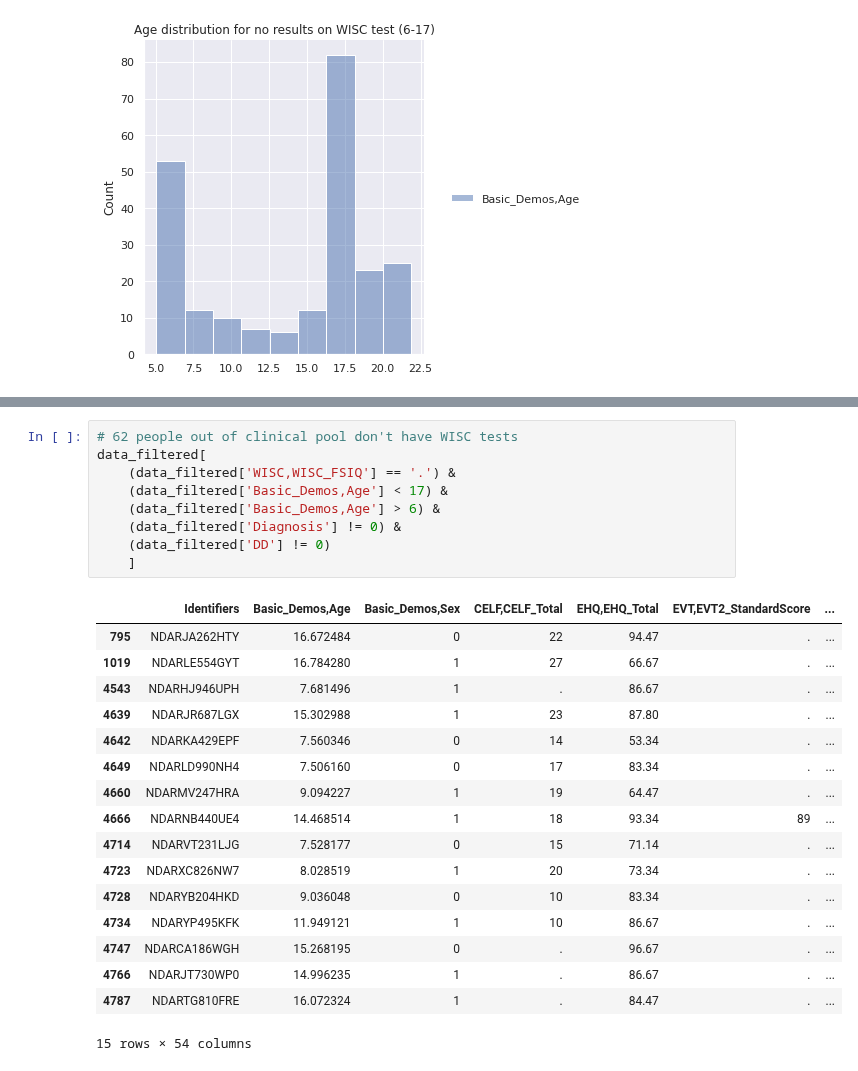
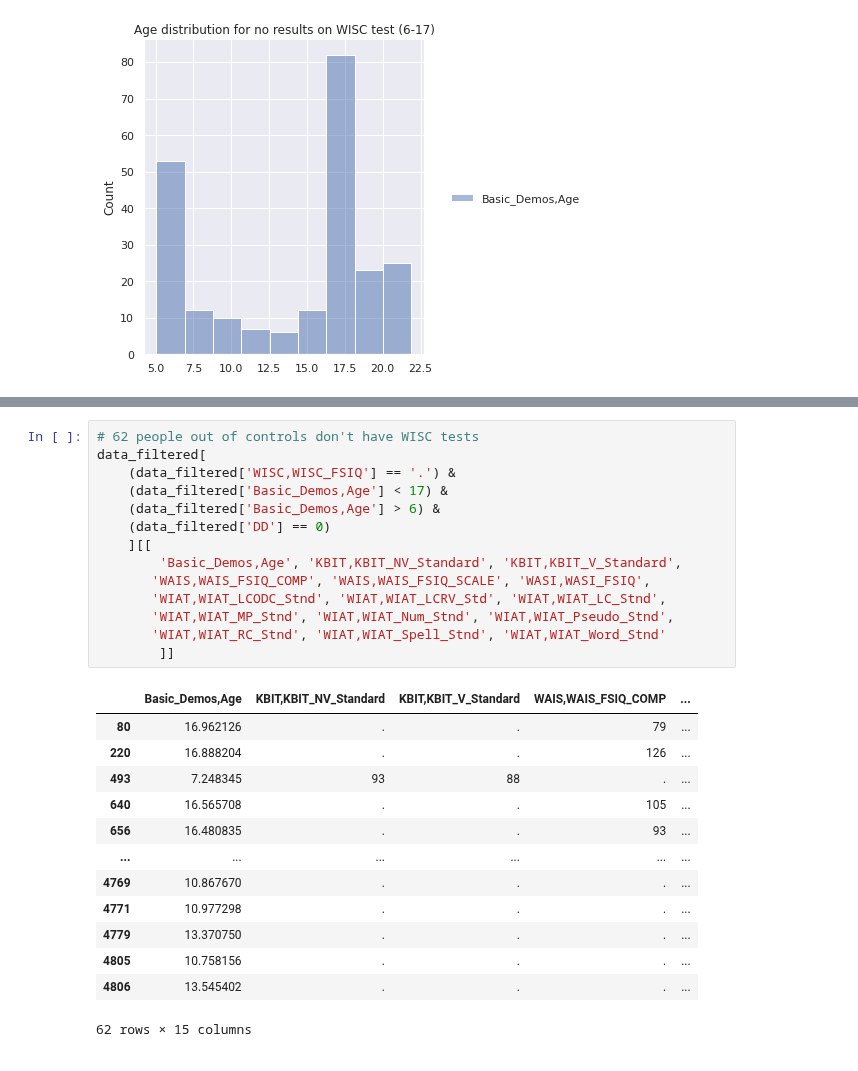
Before and after one commit to cristinarainich/Child-Mind-Institute-Project, a Jupyter notebook: Pheno_data.ipynb, the cells around one changed output, grey strips where cells are left out. Saved outputs shown, nothing was run; the diff lists cells and outputs as text.

```diff
--- a/Pheno_data.ipynb
+++ b/Pheno_data.ipynb
@@ -696,27 +731,28 @@ pl.title('Age distribution for no results on WISC test (6-17)');
 # %%
-# 62 people out of clinical pool don't have WISC tests
+# 62 people out of controls don't have WISC tests
 data_filtered[
     (data_filtered['WISC,WISC_FSIQ'] == '.') &
     (data_filtered['Basic_Demos,Age'] < 17) &
     (data_filtered['Basic_Demos,Age'] > 6) &
-    (data_filtered['Diagnosis'] != 0) &
-    (data_filtered['DD'] != 0)
-    ]
+    (data_filtered['DD'] == 0)
+    ][[
+        'Basic_Demos,Age', 'KBIT,KBIT_NV_Standard', 'KBIT,KBIT_V_Standard',
+       'WAIS,WAIS_FSIQ_COMP', 'WAIS,WAIS_FSIQ_SCALE', 'WASI,WASI_FSIQ',
+       'WIAT,WIAT_LCODC_Stnd', 'WIAT,WIAT_LCRV_Std', 'WIAT,WIAT_LC_Stnd',
+       'WIAT,WIAT_MP_Stnd', 'WIAT,WIAT_Num_Stnd', 'WIAT,WIAT_Pseudo_Stnd',
+       'WIAT,WIAT_RC_Stnd', 'WIAT,WIAT_Spell_Stnd', 'WIAT,WIAT_Word_Stnd'
+        ]]
 # %% [output]
-|  | Identifiers | Basic_Demos,Age | Basic_Demos,Sex | CELF,CELF_Total | EHQ,EHQ_Total | EVT,EVT2_StandardScore | ... |
-| 795 | NDARJA262HTY | 16.672484 | 0 | 22 | 94.47 | . | ... |
-| 1019 | NDARLE554GYT | 16.784280 | 1 | 27 | 66.67 | . | ... |
-| 4543 | NDARHJ946UPH | 7.681496 | 1 | . | 86.67 | . | ... |
-| 4639 | NDARJR687LGX | 15.302988 | 1 | 23 | 87.80 | . | ... |
-| 4642 | NDARKA429EPF | 7.560346 | 0 | 14 | 53.34 | . | ... |
-| 4649 | NDARLD990NH4 | 7.506160 | 0 | 17 | 83.34 | . | ... |
-| 4660 | NDARMV247HRA | 9.094227 | 1 | 19 | 64.47 | . | ... |
-| 4666 | NDARNB440UE4 | 14.468514 | 1 | 18 | 93.34 | 89 | ... |
-| 4714 | NDARVT231LJG | 7.528177 | 0 | 15 | 71.14 | . | ... |
-| 4723 | NDARXC826NW7 | 8.028519 | 1 | 20 | 73.34 | . | ... |
-| 4728 | NDARYB204HKD | 9.036048 | 0 | 10 | 83.34 | . | ... |
-| 4734 | NDARYP495KFK | 11.949121 | 1 | 10 | 86.67 | . | ... |
-| 4747 | NDARCA186WGH | 15.268195 | 0 | . | 96.67 | . | ... |
-| 4766 | NDARJT730WP0 | 14.996235 | 1 | . | 86.67 | . | ... |
-| 4787 | NDARTG810FRE | 16.072324 | 1 | . | 84.47 | . | ... |
+|  | Basic_Demos,Age | KBIT,KBIT_NV_Standard | KBIT,KBIT_V_Standard | WAIS,WAIS_FSIQ_COMP | ... |
+| 80 | 16.962126 | . | . | 79 | ... |
+| 220 | 16.888204 | . | . | 126 | ... |
+| 493 | 7.248345 | 93 | 88 | . | ... |
+| 640 | 16.565708 | . | . | 105 | ... |
+| 656 | 16.480835 | . | . | 93 | ... |
+| ... | ... | ... | ... | ... | ... |
+| 4769 | 10.867670 | . | . | . | ... |
+| 4771 | 10.977298 | . | . | . | ... |
+| 4779 | 13.370750 | . | . | . | ... |
+| 4805 | 10.758156 | . | . | . | ... |
+| 4806 | 13.545402 | . | . | . | ... |
-15 rows × 54 columns
+62 rows × 15 columns
```
Also changed, not shown: parts of 4 cells of this notebook.
